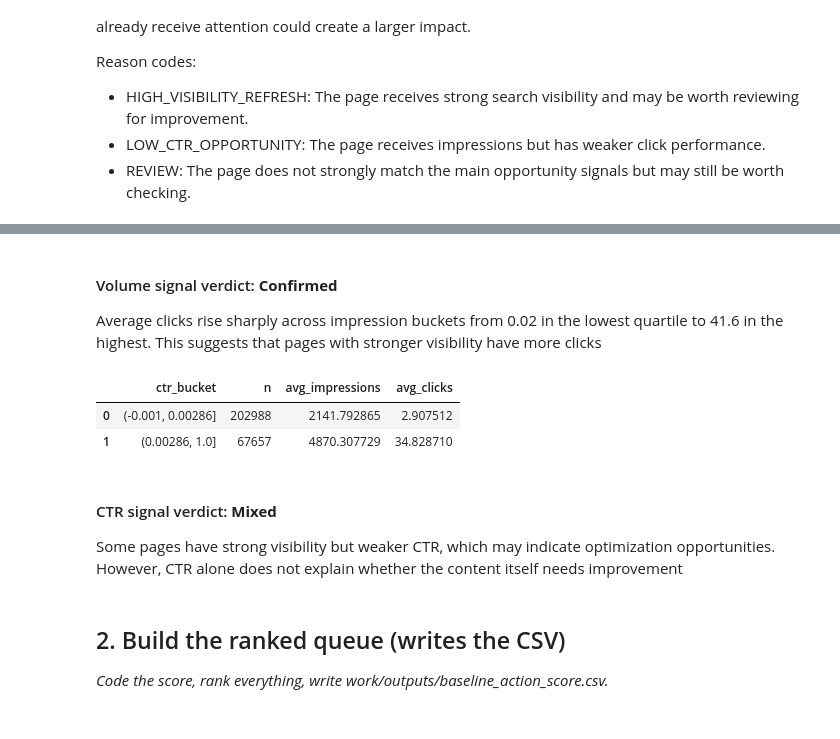
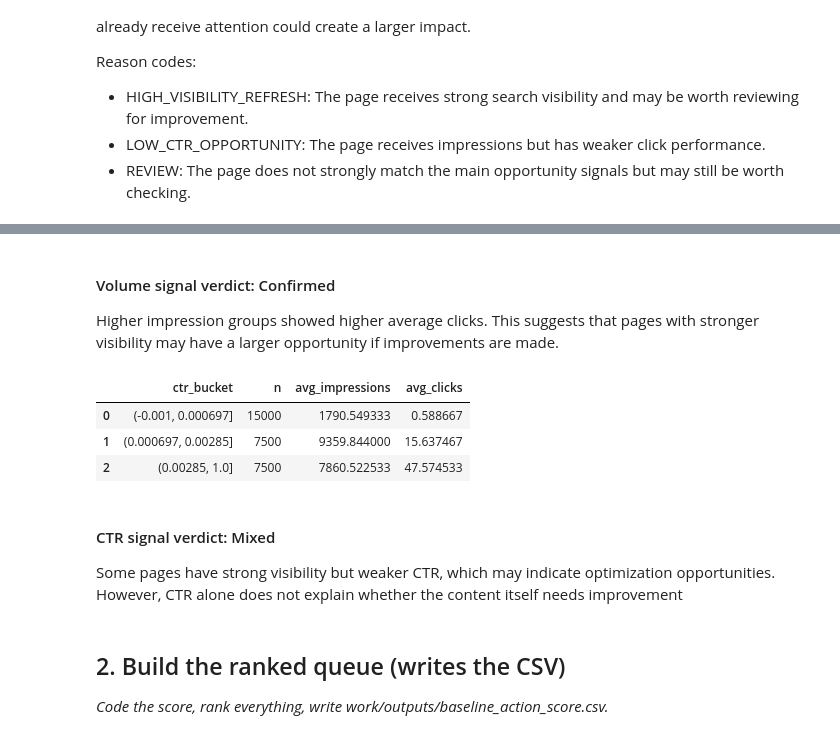
Before and after one commit to DataFriend101/Machine_Learning, a Jupyter notebook: work/notebooks/w04_baseline_score.ipynb, the cells around one changed output, grey strips where cells are left out. Drawn from its saved outputs; the diff is of its cells as text; code cells hidden in the pictures.

```diff
--- a/work/notebooks/w04_baseline_score.ipynb
+++ b/work/notebooks/w04_baseline_score.ipynb
@@ -84,3 +9,7 @@ Rows: 270,645
+# %%
+# Load dataset
+import pandas as pd
+df = pd.read_csv("content_refresh_anonymized.csv")
 # %% [markdown]
 ## 1. My rule and its reason codes
 
@@ -119,34 +49,38 @@ volume_check
-# %% [markdown]
-#### Volume signal verdict: **Confirmed**
-
-Average clicks rise sharply across impression buckets from 0.02 in the lowest quartile to 41.6 in the highest. This suggests that pages with stronger visibility have more clicks
+# %% [markdown]
+#### Volume signal verdict: Confirmed
+
+Higher impression groups showed higher average clicks. This suggests that pages with stronger visibility may have a larger opportunity if improvements are made.
 # %%
 # Signal 2: CTR opportunity
-df["ctr"] = (df["clicks_90d"] / df["impressions_90d"]).fillna(0)
+df["ctr"] = (
+    df["clicks_90d"] /
+    df["impressions_90d"]
+).fillna(0)
 
 df["ctr_bucket"] = pd.qcut(
     df["ctr"],
     q=4,
     duplicates="drop"
 )
 
 ctr_check = (
     df.groupby("ctr_bucket", observed=True)
     .agg(
         n=("content_id", "count"),
         avg_impressions=("impressions_90d", "mean"),
         avg_clicks=("clicks_90d", "mean")
     )
     .reset_index()
 )
 
 ctr_check
 # %% [output]
 |  | ctr_bucket | n | avg_impressions | avg_clicks |
-| 0 | (-0.001, 0.00286] | 202988 | 2141.792865 | 2.907512 |
-| 1 | (0.00286, 1.0] | 67657 | 4870.307729 | 34.828710 |
+| 0 | (-0.001, 0.000697] | 15000 | 1790.549333 | 0.588667 |
+| 1 | (0.000697, 0.00285] | 7500 | 9359.844000 | 15.637467 |
+| 2 | (0.00285, 1.0] | 7500 | 7860.522533 | 47.574533 |
 # %% [markdown]
-#### CTR signal verdict: **Mixed**
+#### CTR signal verdict: Mixed
 
 Some pages have strong visibility but weaker CTR, which may indicate optimization opportunities. However, CTR alone does not explain whether the content itself needs improvement
 # %% [markdown]
```
Also changed, not shown: parts of 15 cells of this notebook.
